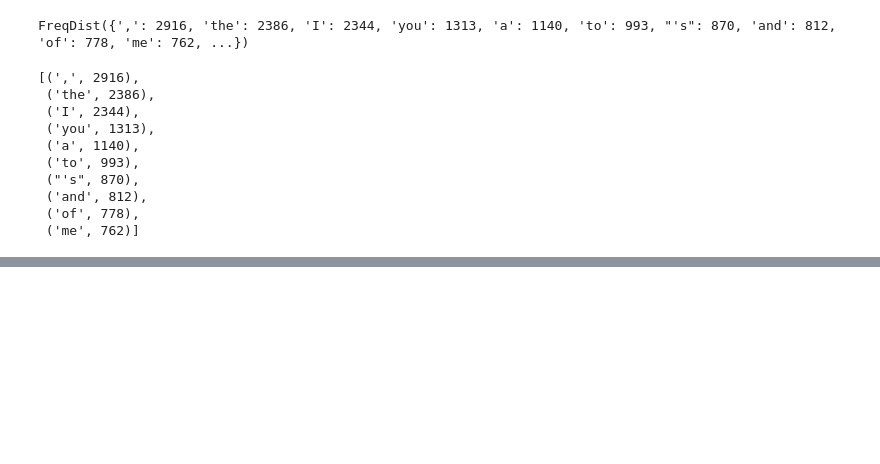
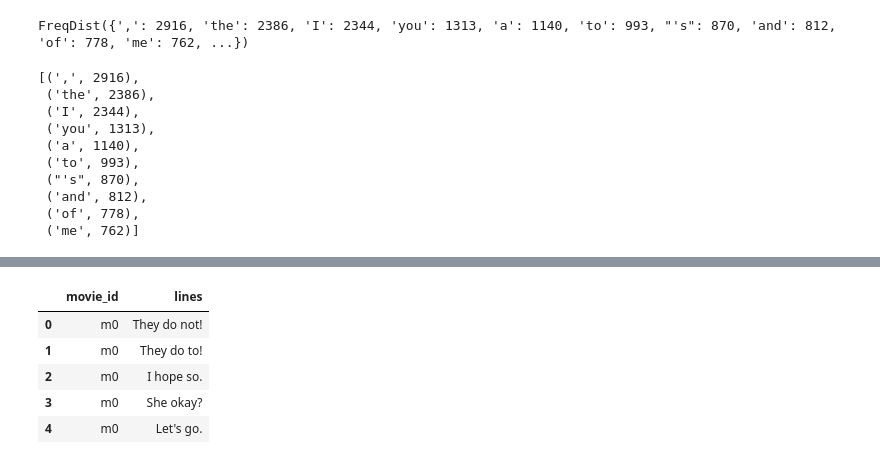
Before and after one commit to raphaelmcobe/text-processing-seminar, a Jupyter notebook: notebooks/Python NLP.ipynb, the cells around one changed output, grey strips where cells are left out. Cells and saved outputs as stored; diff of their text form; code cells hidden in the pictures; blank space fills up the shorter version.

```diff
--- a/notebooks/Python NLP.ipynb
+++ b/notebooks/Python NLP.ipynb
@@ -129,0 +143,13 @@ fdist.most_common(10)
+# %%
+lines = lines.iloc[:,[2,4]]
+# %%
+lines.columns=['movie_id', 'lines']
+# %%
+lines.head()
+# %% [output]
+|  | movie_id | lines |
+| 0 | m0 | They do not! |
+| 1 | m0 | They do to! |
+| 2 | m0 | I hope so. |
+| 3 | m0 | She okay? |
+| 4 | m0 | Let's go. |
```
Also changed, not shown: parts of 31 cells of this notebook, 6 other files.
